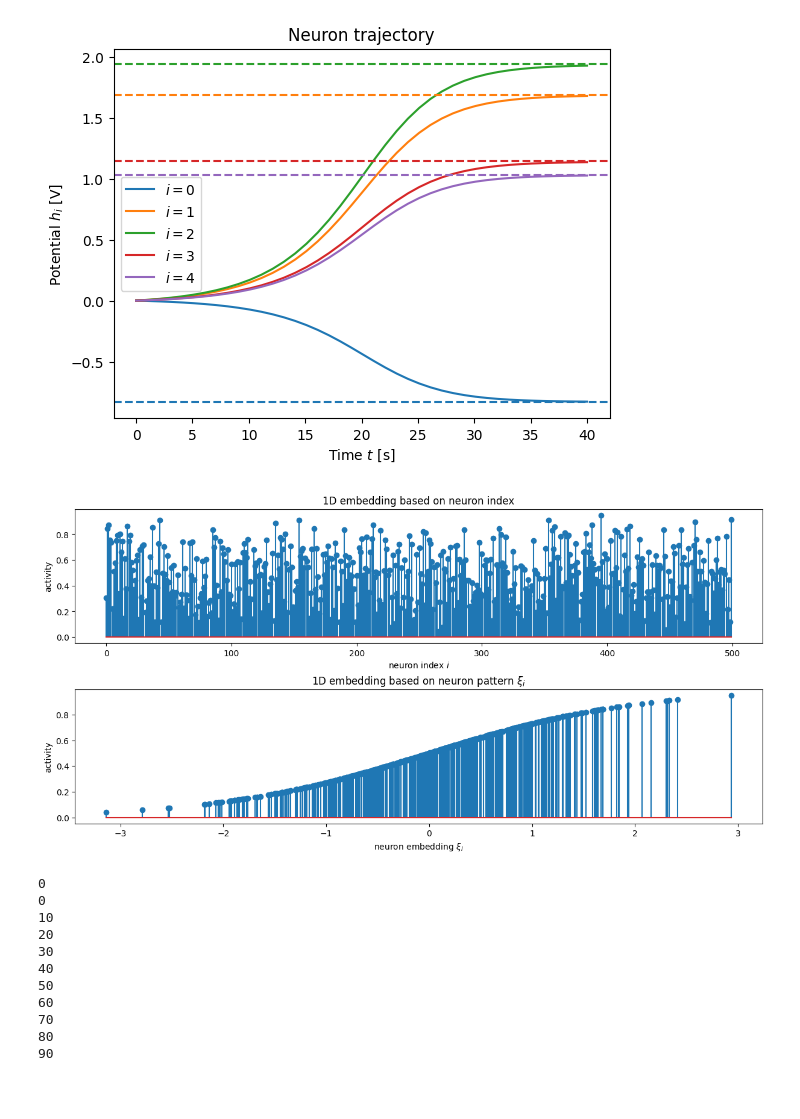
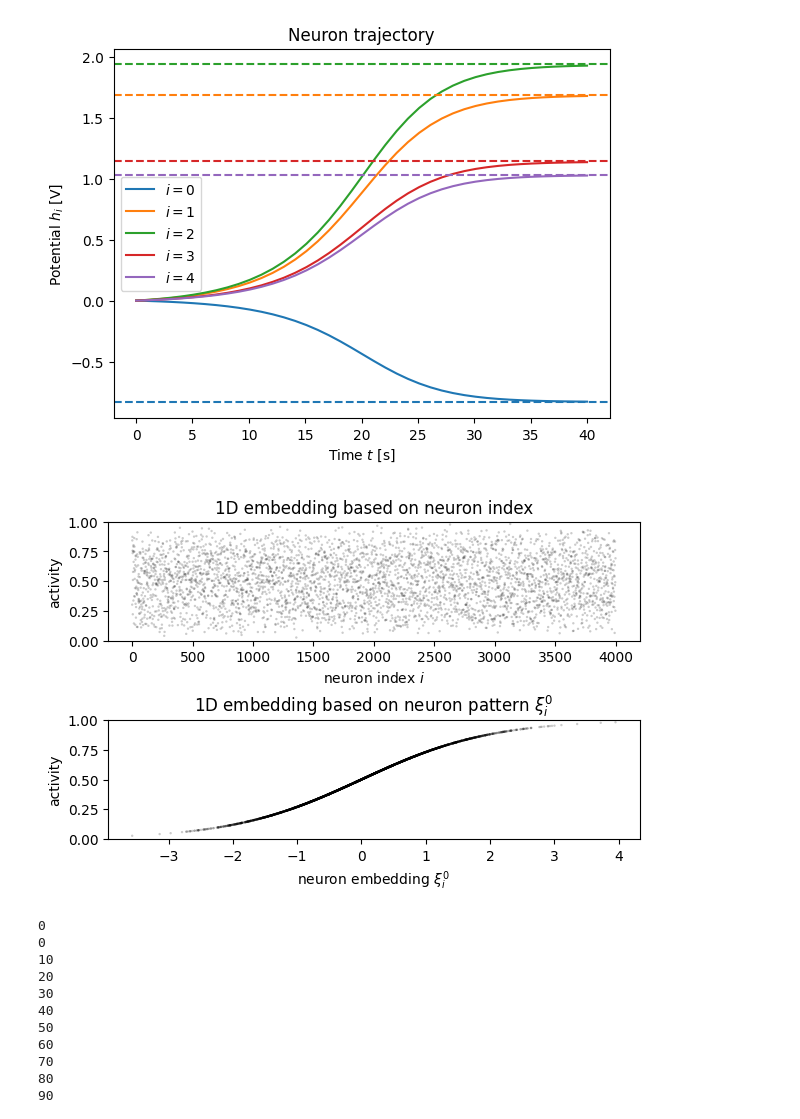
Before and after one commit to ninivert/lcnthesis, a Jupyter notebook: notebooks/embedding_d=1.ipynb, the cells around one changed output. Cells and saved outputs as stored; diff of their text form; code cells hidden in the pictures; blank space fills up the shorter version.

Commit message:
sync d=1 embedding

```diff
--- a/notebooks/embedding_d=1.ipynb
+++ b/notebooks/embedding_d=1.ipynb
@@ -21,24 +21,30 @@ for line, i in zip(ax.lines, range(5)):
 # %% [output]
 [figure]
 # %%
-# we plot only the first 500 neurons because otherwise it gets really slow
+fig, ax = plt.subplots(figsize=(6, 4), nrows=2, constrained_layout=True)
 
-fig, ax = plt.subplots(figsize=(12, 6), nrows=2, constrained_layout=True)
+Nmax = 4000
+idt = -1
+activity = rnn.phi(res.h[:Nmax, idt])
+idx_mapping = np.arange(len(res.h[:Nmax, -1]))
 
 ax[0].set_title('1D embedding based on neuron index')
-ax[0].stem(np.arange(len(res.h[:500, -1])), rnn.phi(res.h[:500, -1]))
+# ax[0].stem(idx_mapping, activity)
+ax[0].scatter(idx_mapping, activity, c='k', alpha=0.2, s=3, ec=None)
 ax[0].set_xlabel('neuron index $i$')
 ax[0].set_ylabel('activity')
+ax[0].set_ylim((0,1))
 
 # at the fixed point, all neurons are in state Xi_i, so the activity follows Phi(Xi)
-ax[1].set_title('1D embedding based on neuron pattern $\\xi_i$')
-ax[1].stem(rnn.F[:500, 0], rnn.phi(res.h[:500, -1]))
-ax[1].set_xlabel('neuron embedding $\\xi_i$')
+ax[1].set_title('1D embedding based on neuron pattern $\\xi_i^0$')
+ax[1].scatter(rnn.F[:Nmax, 0], activity, c='k', alpha=0.2, s=3, ec=None)
+ax[1].set_xlabel('neuron embedding $\\xi_i^0$')
 ax[1].set_ylabel('activity')
+ax[1].set_ylim((0,1))
 
 plt.show()
 # %% [output]
-[figure, old version]
+[figure, new version]
 # %%
 # TODO : clean this up, put the animation in plot.py
 # %%
```
